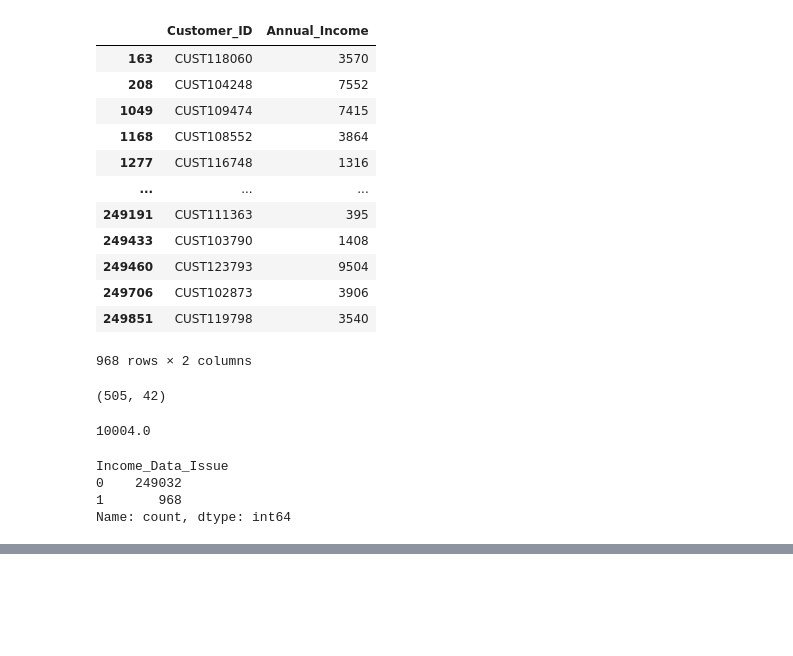
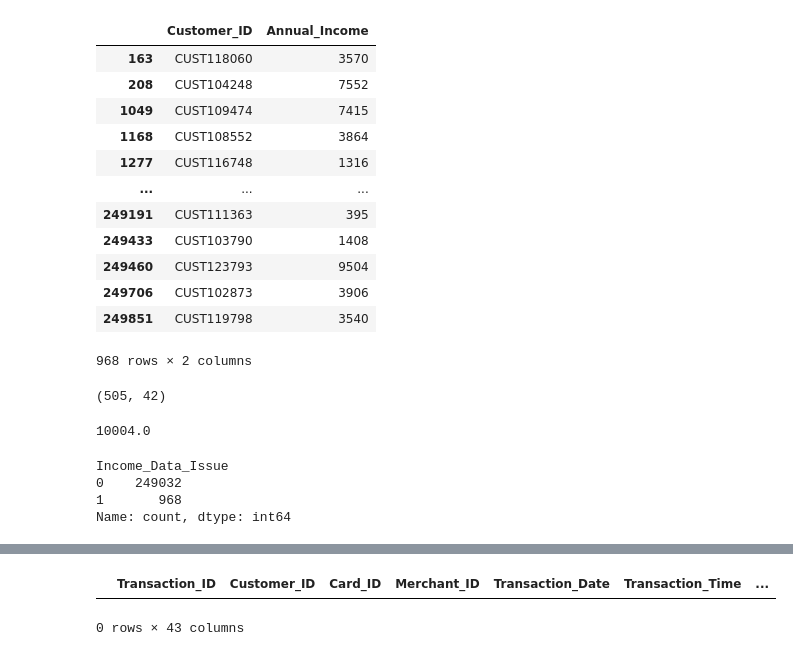
Before and after one commit to Kanjerih/Indian-Financial-Fraud, a Jupyter notebook: Indian-Financial-Fraud.ipynb, the cells around one changed output, grey strips where cells are left out. Drawn from its saved outputs; the diff is of its cells as text; code cells hidden in the pictures; blank space fills up the shorter version.

```diff
--- a/Indian-Financial-Fraud.ipynb
+++ b/Indian-Financial-Fraud.ipynb
@@ -309,0 +345,7 @@ array(['Active', 'Expired', 'Blocked', 'Lost'], dtype=object)
+# %%
+active_df = transactions_df[transactions_df['Card_Status'] == 'active']
+active_df = transactions_df[transactions_df['Card_Status'] == 'Active']
+active_df.head()
+# %% [output]
+|  | Transaction_ID | Customer_ID | Card_ID | Merchant_ID | Transaction_Date | Transaction_Time | ... |
+0 rows × 43 columns
```
Also changed, not shown: parts of 3 cells of this notebook.
